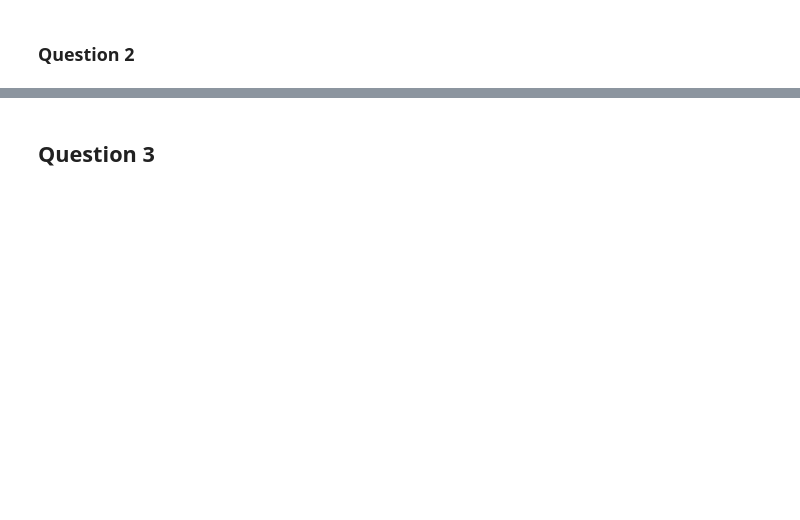
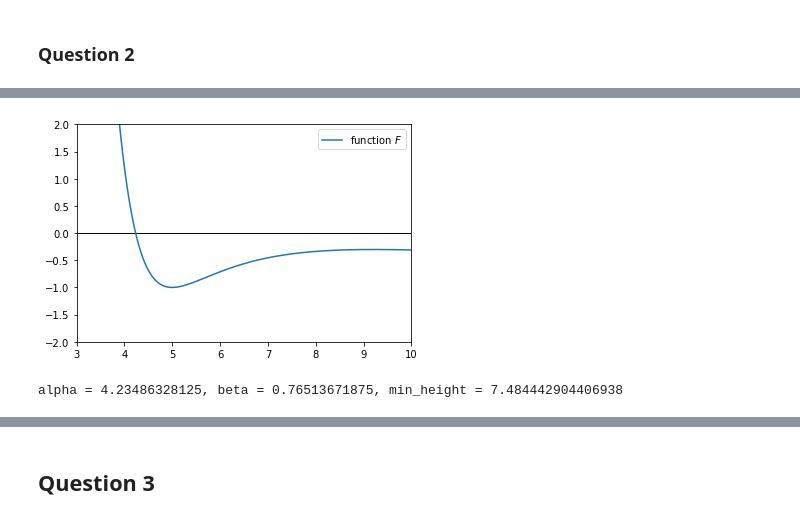
Before and after one commit to magnuis/MTM3521, a Jupyter notebook: atp1.ipynb, the cells around one changed output, grey strips where cells are left out. Cells and saved outputs as stored; diff of their text form; code cells hidden in the pictures; blank space fills up the shorter version.

```diff
--- a/atp1.ipynb
+++ b/atp1.ipynb
@@ -256,17 +266,19 @@ def z_x(a):
 def F(a):
     return z_x(a)-19
 # %%
-# plot question 2 phi_q2
+# plot question 2 F
 
 t = np.arange(2, 20, 0.01)
-y_phi = [F(t) for t in t]
+y_F = [F(t) for t in t]
 
 plt.axhline(0, color='black', linewidth=1)
 plt.axvline(0, color='black', linewidth=1)
 
 ax = plt.gca()
-ax.plot(t, y_phi, label=r'function $F$')
+ax.plot(t, y_F, label=r'function $F$')
 plt.xlim(3, 10)
 plt.ylim(-2, 2)
 plt.legend()
 plt.show()
+# %% [output]
+[figure, added]
@@ -277,3 +285,14 @@ bisection(F, 3, 5, 5*10**(-4), 100)
+# %%
+# finding the infos needed for q2
+
+poles_position = 9 # or 9, whatever
+alpha_q2, iterations_alpha_q2 = bisection(F, 3, 5, 5e-04, 1000)
+beta_q2 = 5-alpha_q2
+min_height = alpha_q2+beta_q2*np.cosh(9/alpha_q2)
+
+print(f"alpha = {alpha_q2}, beta = {beta_q2}, min_height = {min_height}")
+# %% [output]
+alpha = 4.23486328125, beta = 0.76513671875, min_height = 7.484442904406938
 # %%
 # plot question 2 F
 
```
Also changed, not shown: parts of 14 cells of this notebook.
